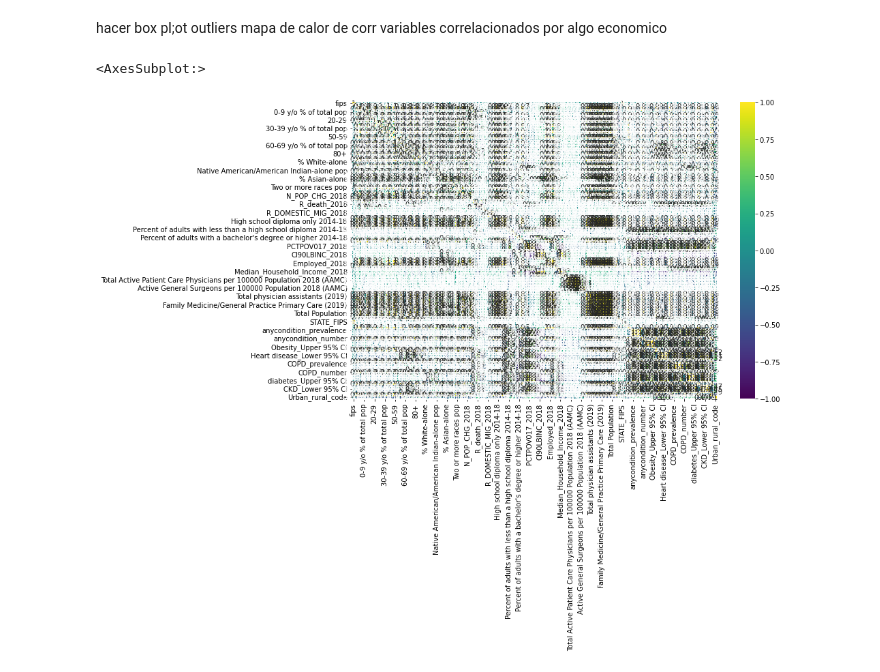
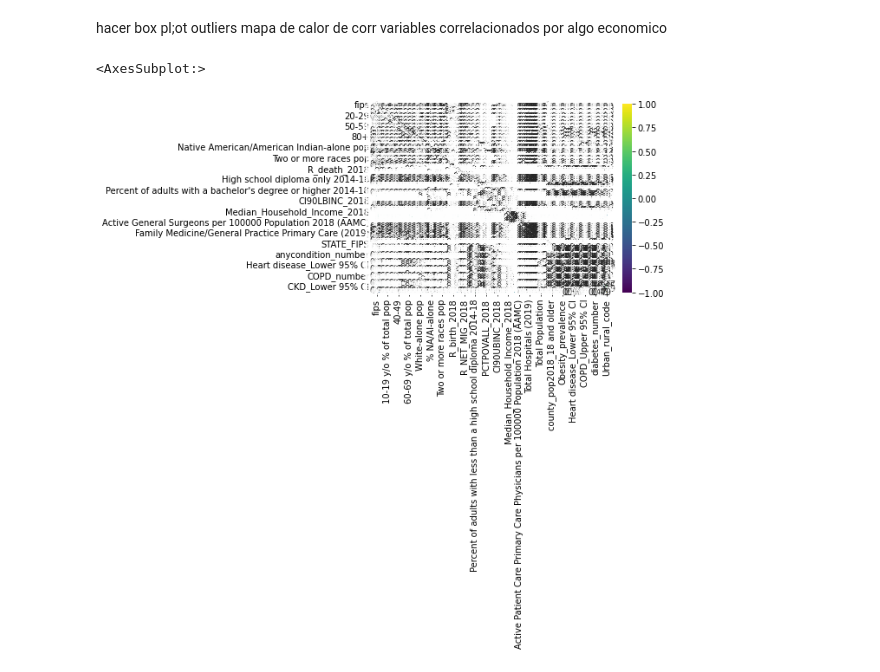
Before and after one commit to camidelgado/machine-learning-python-template, a Jupyter notebook: src/REGULARIZED LINEAR.ipynb, the cells around one changed output. Cells and saved outputs as stored; diff of their text form; code cells hidden in the pictures.

```diff
--- a/src/REGULARIZED LINEAR.ipynb
+++ b/src/REGULARIZED LINEAR.ipynb
@@ -133,8 +137,8 @@ hacer box pl;ot outliers
 mapa de calor de corr
 variables correlacionados por algo economico
 # %%
-plt.figure(figsize=(12, 8))
+#plt.figure(figsize=(12, 8))
 sns.heatmap(df.corr(), annot=True,cmap='viridis', vmax=1, vmin=-1, center=0)
 # %% [output]
 <AxesSubplot:>
-[figure, old version]
+[figure, new version]
```
Also changed, not shown: parts of 5 cells of this notebook.
